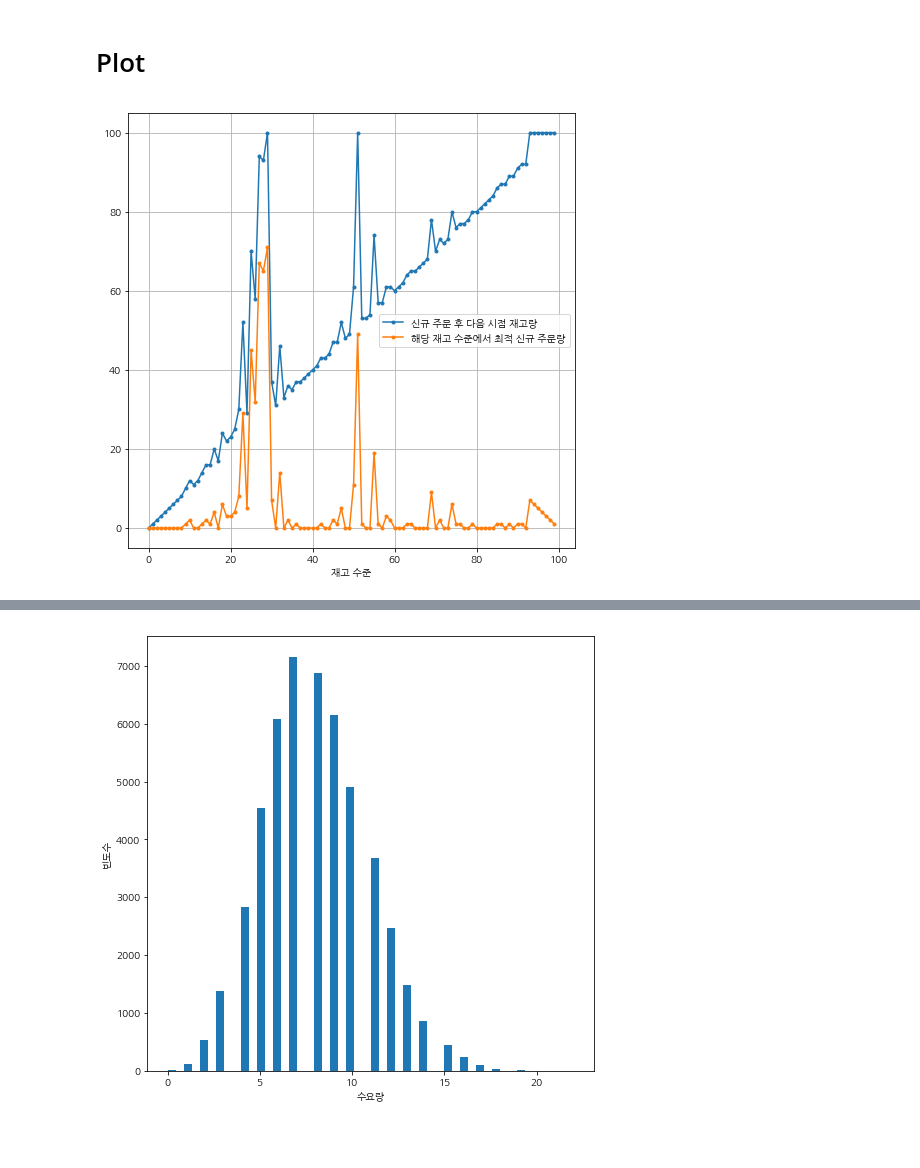
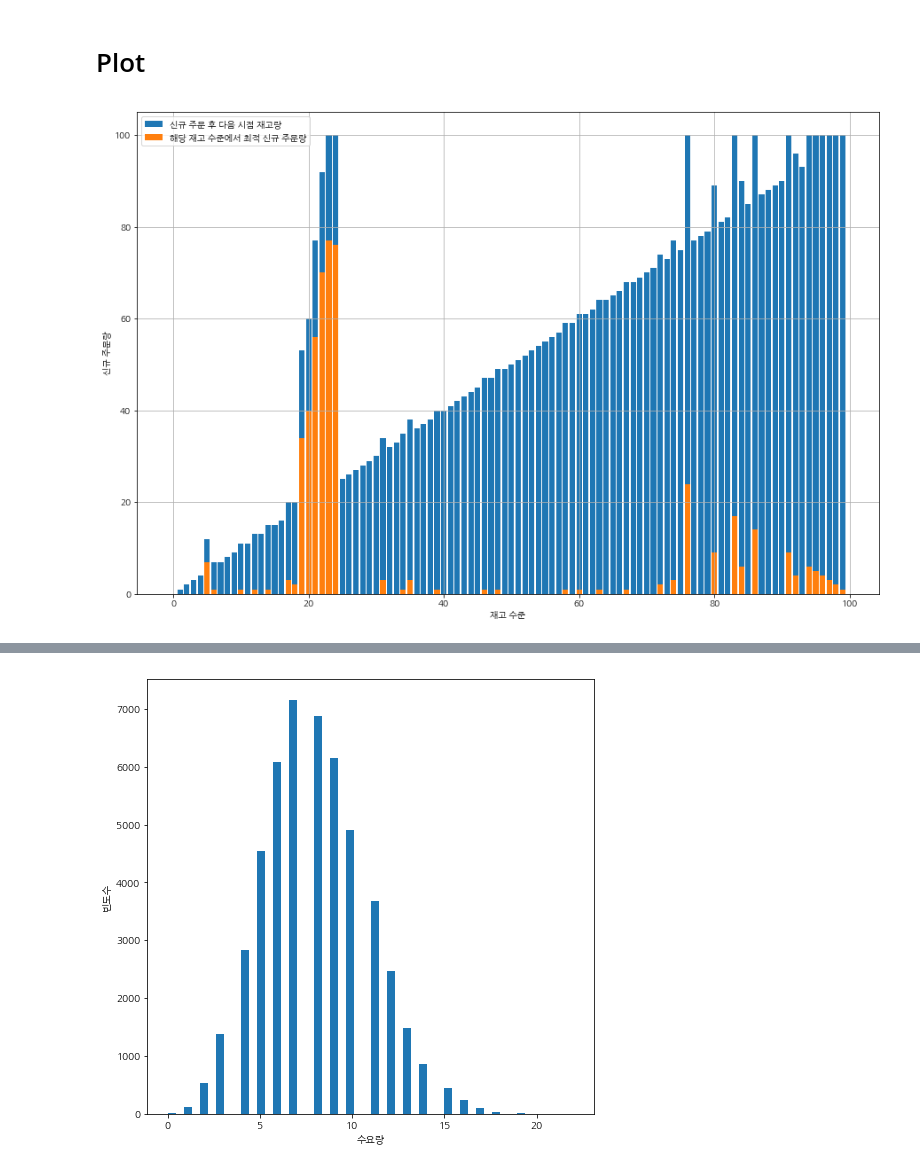
Before and after one commit to zerojsh00/Reinforcement-Learning, a Jupyter notebook: gym-inventory-master/Inventory Q-learning _ pytorch.ipynb, the cells around one changed output, grey strips where cells are left out. Drawn from its saved outputs; the diff is of its cells as text; code cells hidden in the pictures; blank space fills up the shorter version.

Commit message:
Inventory Q-learning _ updated

```diff
--- a/gym-inventory-master/Inventory Q-learning _ pytorch.ipynb
+++ b/gym-inventory-master/Inventory Q-learning _ pytorch.ipynb
@@ -166,18 +166,17 @@ Q-table 상의 action :  2개 주문
 # %% [markdown]
 # Plot
 # %%
-plt.rcParams["figure.figsize"] = (8, 8)
+plt.rcParams["figure.figsize"] = (15, 10)
 
 fig, ax = plt.subplots()
-ax.plot(np.arange(100), inventory_status_list, '.-', label = '신규 주문 후 다음 시점 재고량')
-ax.plot(np.arange(100), policy_list, '.-', label = '해당 재고 수준에서 최적 신규 주문량') # 신규 주문량
+ax.bar(np.arange(100), inventory_status_list, label = '신규 주문 후 다음 시점 재고량')
+ax.bar(np.arange(100), policy_list,label = '해당 재고 수준에서 최적 신규 주문량') # 신규 주문량
 ax.set_xlabel('재고 수준')
-# ax.set_ylabel('다음 시점에 유지될 재고 수준')
-# ax.set_ylabel('신규 주문량')
+ax.set_ylabel('신규 주문량')
 ax.grid(True)
 ax.legend()
 
 
 plt.show()
 # %% [output]
-[figure, old version]
+[figure, new version]
```
Also changed, not shown: parts of 6 cells of this notebook.
